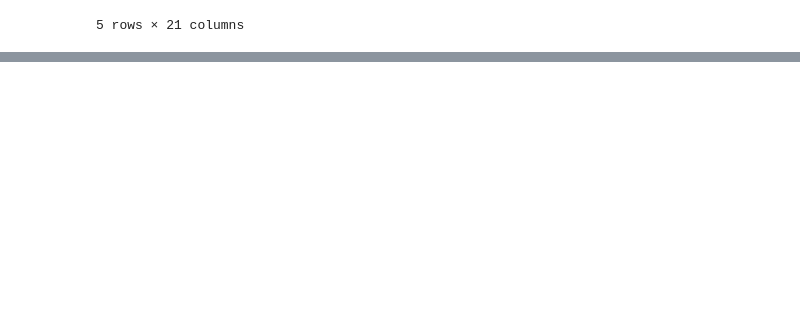
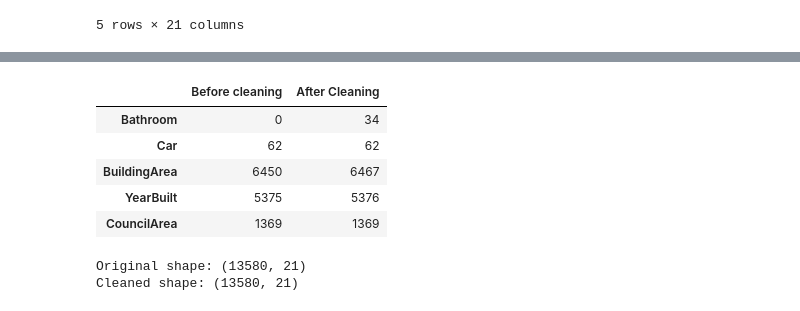
Before and after one commit to Badieiev/Data-Analytics-project-using-CRISP-DM, a Jupyter notebook: notebooks/CA2_CRISP_DM.ipynb, the cells around one changed output, grey strips where cells are left out. Saved outputs shown, nothing was run; the diff lists cells and outputs as text; code cells hidden in the pictures; blank space fills up the shorter version.

Commit message:
Complete data cleaning, feature selection and train-test split

```diff
--- a/notebooks/CA2_CRISP_DM.ipynb
+++ b/notebooks/CA2_CRISP_DM.ipynb
@@ -372,0 +380,5 @@ Dataset shape: (13580, 21)
+# %%
+df_raw = pd.read_csv('/content/melbourne_housing.csv')
+df_clean = df_raw.copy()
+print("Original dataset shape:", df_raw.shape)
+print("Working dataset shape:", df_clean.shape)
@@ -372,0 +451,24 @@ Dataset shape: (13580, 21)
+# %%
+import numpy as np
+df_clean = df_raw.copy()
+df_clean.loc[df_clean['YearBuilt']<1800, 'YearBuilt']=np.nan
+df_clean.loc[df_clean['BuildingArea'] == 0, 'BuildingArea']=np.nan
+df_clean.loc[df_clean['Bathroom'] == 0, 'Bathroom']=np.nan
+
+comparison=pd.DataFrame({
+    'Before cleaning': df_raw.isna().sum(),
+    'After Cleaning': df_clean.isna().sum()
+})
+
+display(comparison[comparison['After Cleaning']>0])
+print("Original shape:", df_raw.shape)
+print("Cleaned shape:", df_clean.shape)
+# %% [output]
+|  | Before cleaning | After Cleaning |
+| Bathroom | 0 | 34 |
+| Car | 62 | 62 |
+| BuildingArea | 6450 | 6467 |
+| YearBuilt | 5375 | 5376 |
+| CouncilArea | 1369 | 1369 |
+Original shape: (13580, 21)
+Cleaned shape: (13580, 21)
```
Also changed, not shown: parts of 14 cells of this notebook.
